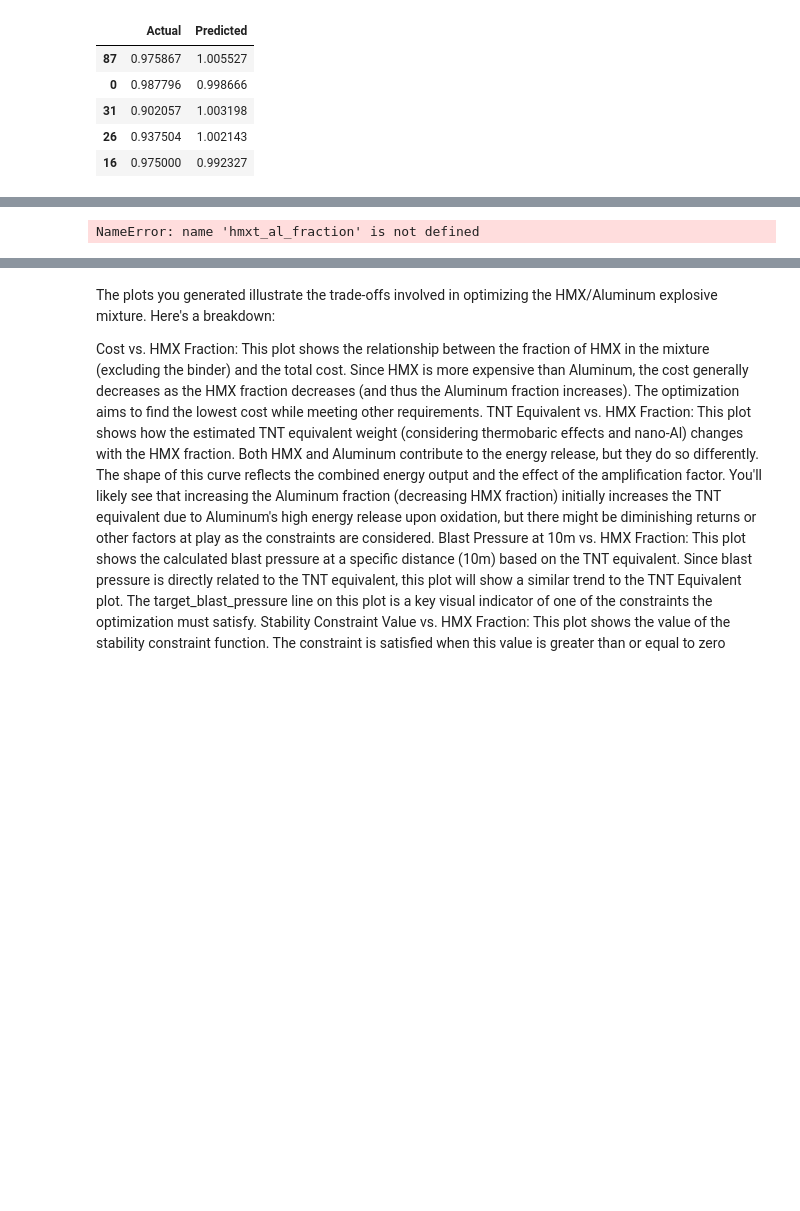
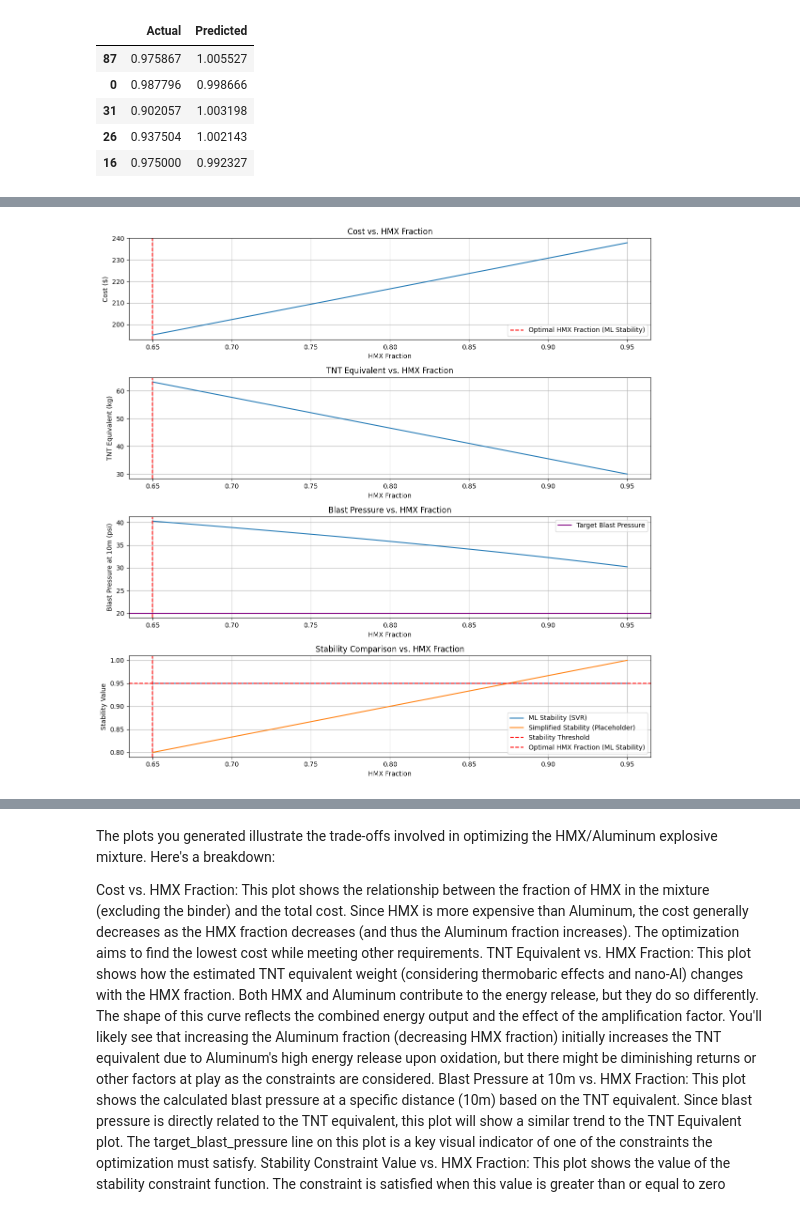
Before and after one commit to lynnfdsouza/Counterterrorism, a Jupyter notebook: HEM_Bldg_0003.ipynb, the cells around one changed output, grey strips where cells are left out. Drawn from its saved outputs; the diff is of its cells as text; code cells hidden in the pictures; blank space fills up the shorter version.

```diff
--- a/HEM_Bldg_0003.ipynb
+++ b/HEM_Bldg_0003.ipynb
@@ -1818,8 +2337,10 @@ for hmx_fraction in hmx_fractions:
     # Calculate TNT equivalent and blast pressure for each fraction
     hmxt_mass = TOTAL_MASS * (1 - HTPB_FRACTION)
     hmxt_hmx_mass = hmxt_mass * hmx_fraction
-    hmxt_al_mass = hmxt_mass * (1 - hmxt_al_fraction) # Need to calculate Al fraction based on current HMX fraction
-    al_fraction_val = (1 - HTPB_FRACTION) - hmx_fraction # Correct Al fraction calculation
+    # Correct Al fraction calculation based on current hmx_fraction and constant HTPB
+    al_fraction_val = (1 - HTPB_FRACTION) - hmx_fraction
+    hmxt_al_mass = hmxt_mass * (1 - hmx_fraction) # Calculate Al mass based on current hmx_fraction
+
     total_energy = (hmxt_hmx_mass * HMX_ENERGY) + (hmxt_al_mass * AL_ENERGY)
     tnt_eq_weight_base = total_energy / TNT_ENERGY
     thermobaric_tnt_eq_val = tnt_eq_weight_base * 3.5 * NANO_AL_YIELD_INCREASE
@@ -1836,8 +2357,14 @@ for hmx_fraction in hmx_fractions:
                                          al_fraction_val / (HTPB_FRACTION + 1e-9) # Al_to_HTPB_Ratio
                                         ]], columns=features_for_svr) # Use the features_for_svr list
 
-    predicted_stability_ml = svr_model_outliers.predict(composition_data_ml)[0]
-    stability_values_ml.append(predicted_stability_ml)
+    # Ensure svr_model_outliers is defined and available
+    if 'svr_model_outliers' in locals():
+        predicted_stability_ml = svr_model_outliers.predict(composition_data_ml)[0]
+        stability_values_ml.append(predicted_stability_ml)
+    else:
+        # Handle case where model is not defined (shouldn't happen if preceding cell runs)
+        stability_values_ml.append(np.nan)
+
 
     # Calculate simplified stability (using placeholder)
     stability_values_simplified.append(simplified_stability_placeholder(hmx_fraction))
@@ -1875,31 +2402,31 @@ plt.subplot(4, 1, 3) # Adjusted subplot grid
 plt.plot(hmx_fractions, blast_pressures)
 plt.axvline(optimal_hmxt_al_fraction, color='r', linestyle='--')
 if 'result_adjusted' in locals():
     plt.axvline(result_adjusted.x[0], color='g', linestyle='--')
 plt.axhline(target_blast_pressure, color='purple', linestyle='-', label='Target Blast Pressure')
 plt.xlabel('HMX Fraction')
 plt.ylabel('Blast Pressure at 10m (psi)')
 plt.title('Blast Pressure vs. HMX Fraction')
 plt.legend()
 plt.grid(True)
 
 plt.subplot(4, 1, 4) # New subplot for stability comparison
 plt.plot(hmx_fractions, stability_values_ml, label='ML Stability (SVR)')
 plt.plot(hmx_fractions, stability_values_simplified, label='Simplified Stability (Placeholder)')
 plt.axhline(STABILITY_THRESHOLD, color='red', linestyle='--', label='Stability Threshold')
 plt.axvline(optimal_hmxt_al_fraction, color='r', linestyle='--', label='Optimal HMX Fraction (ML Stability)')
 if 'result_adjusted' in locals():
     plt.axvline(result_adjusted.x[0], color='g', linestyle='--', label='Optimal HMX Fraction (Simplified Stability)')
 plt.xlabel('HMX Fraction')
 plt.ylabel('Stability Value')
 plt.title('Stability Comparison vs. HMX Fraction')
 plt.legend()
 plt.grid(True)
 
 
 plt.tight_layout()
 plt.show()
 
 # Note: The separate stability constraint plot is now incorporated into the main figure.
 # %% [output]
-NameError: name 'hmxt_al_fraction' is not defined
+[figure, added]
```
Also changed, not shown: parts of 25 cells of this notebook.
